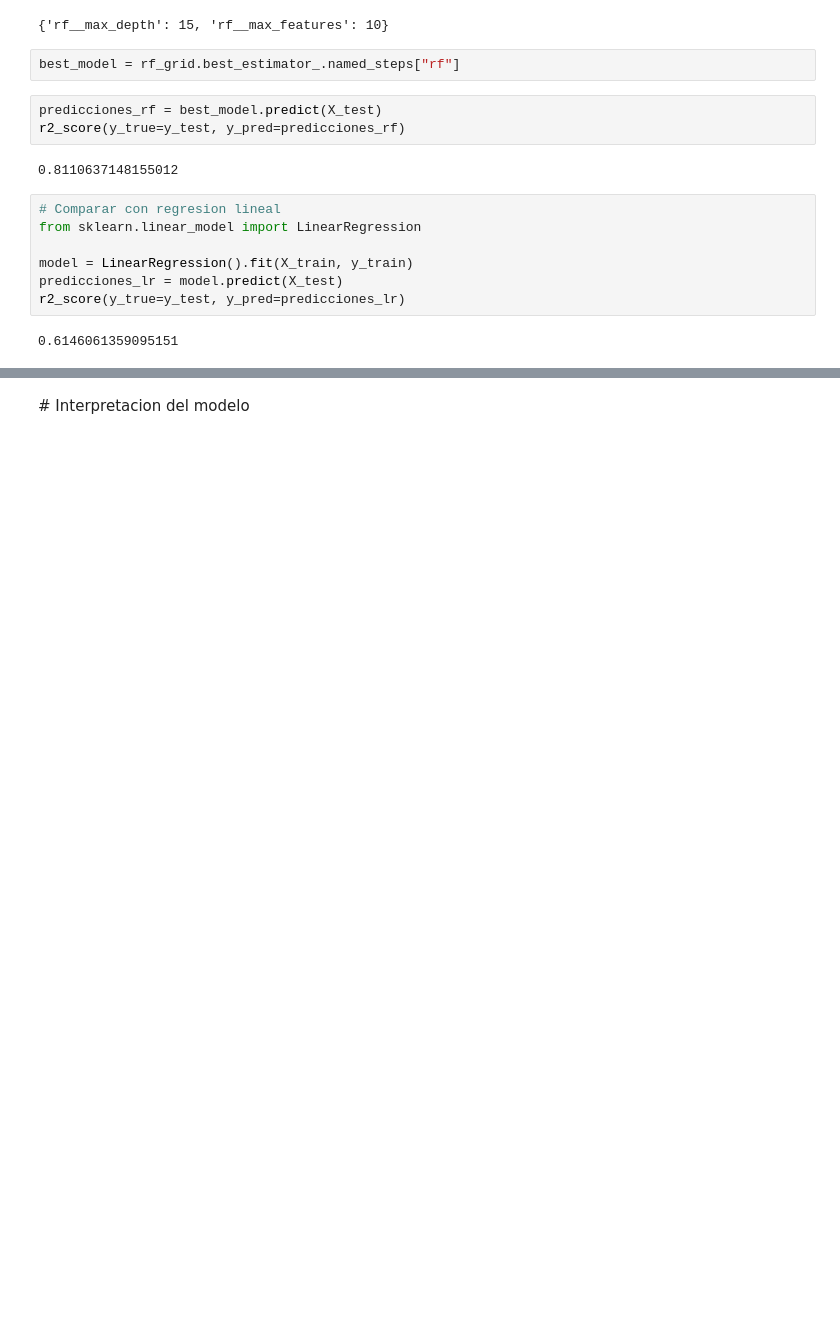
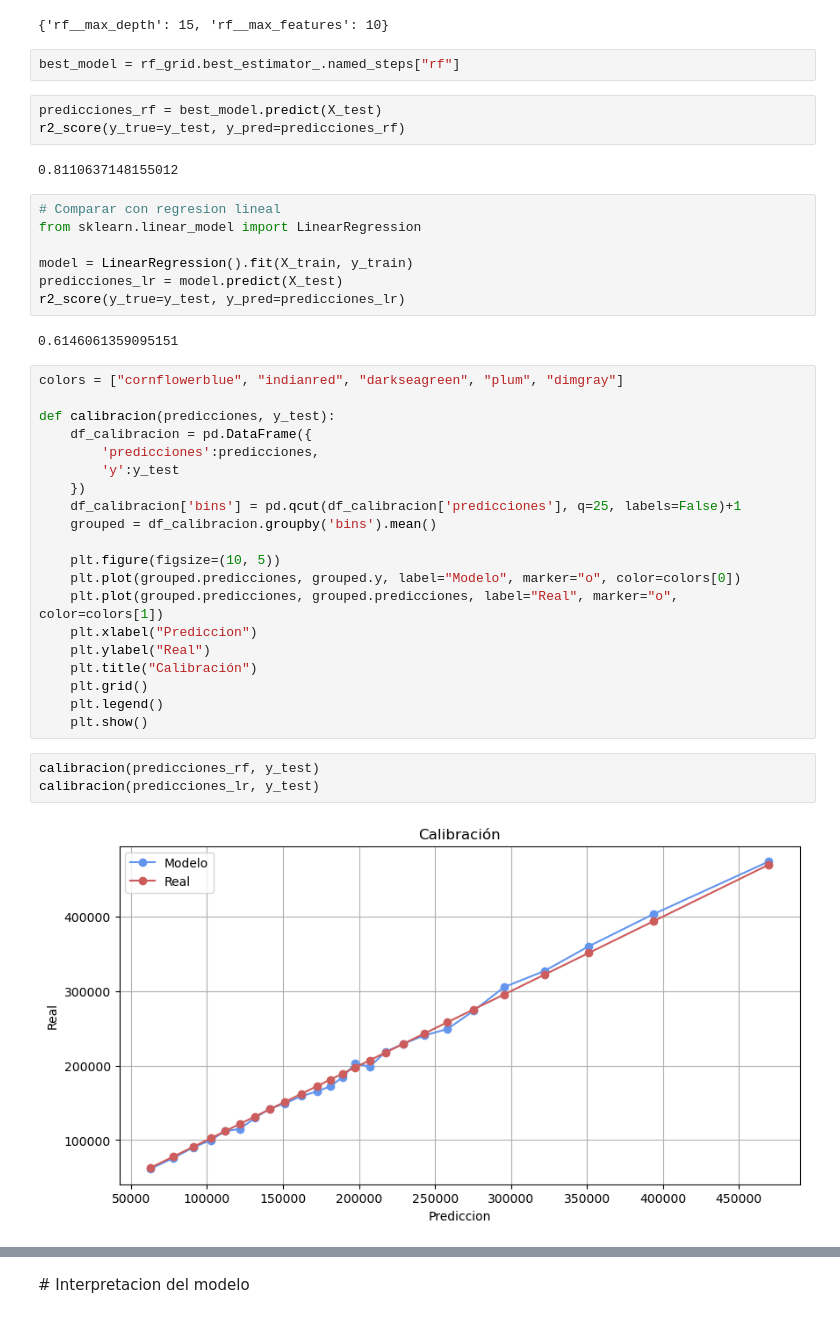
Before and after one commit to zayo1511/LabAprEst, a Jupyter notebook: Parcial3/random_forest_sin_resolver.ipynb, the cells around one changed output, grey strips where cells are left out. Drawn from its saved outputs; the diff is of its cells as text; blank space fills up the shorter version.

```diff
--- a/Parcial3/random_forest_sin_resolver.ipynb
+++ b/Parcial3/random_forest_sin_resolver.ipynb
@@ -163,3 +163,28 @@ predicciones_lr = model.predict(X_test)
 r2_score(y_true=y_test, y_pred=predicciones_lr)
 # %% [output]
 0.6146061359095151
+# %%
+colors = ["cornflowerblue", "indianred", "darkseagreen", "plum", "dimgray"]
+
+def calibracion(predicciones, y_test):
+    df_calibracion = pd.DataFrame({
+        'predicciones':predicciones,
+        'y':y_test
+    })
+    df_calibracion['bins'] = pd.qcut(df_calibracion['predicciones'], q=25, labels=False)+1
+    grouped = df_calibracion.groupby('bins').mean()
+
+    plt.figure(figsize=(10, 5))
+    plt.plot(grouped.predicciones, grouped.y, label="Modelo", marker="o", color=colors[0])
+    plt.plot(grouped.predicciones, grouped.predicciones, label="Real", marker="o", color=colors[1])
+    plt.xlabel("Prediccion")
+    plt.ylabel("Real")
+    plt.title("Calibración")
+    plt.grid()
+    plt.legend()
+    plt.show()
+# %%
+calibracion(predicciones_rf, y_test)
+calibracion(predicciones_lr, y_test)
+# %% [output]
+[figure, added]
```
Also changed, not shown: parts of 2 cells of this notebook.
